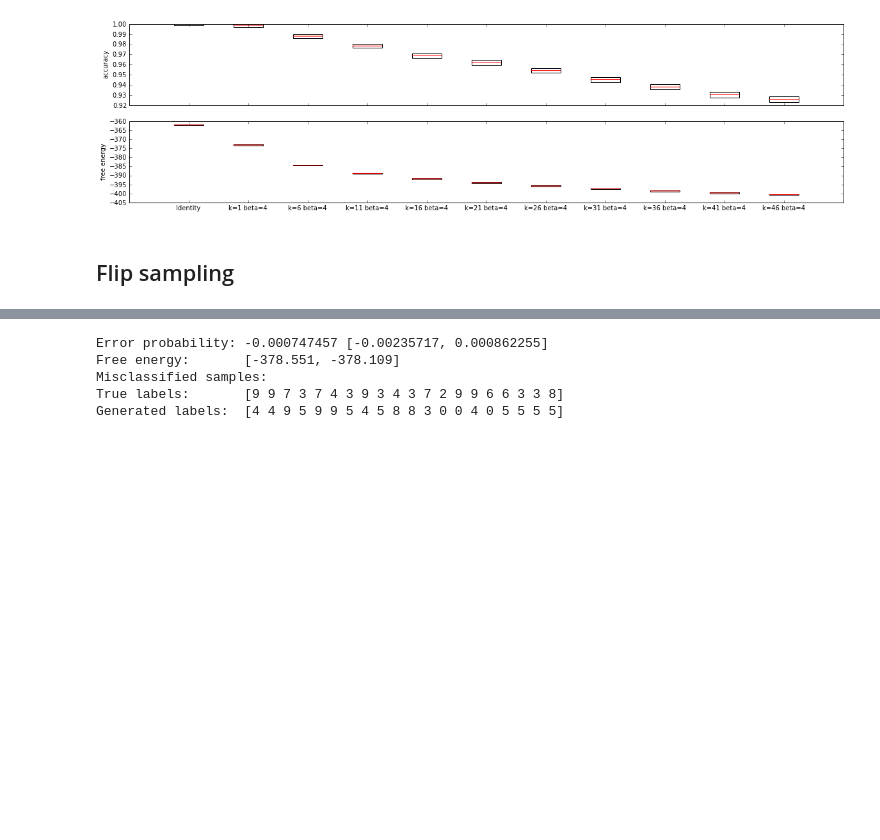
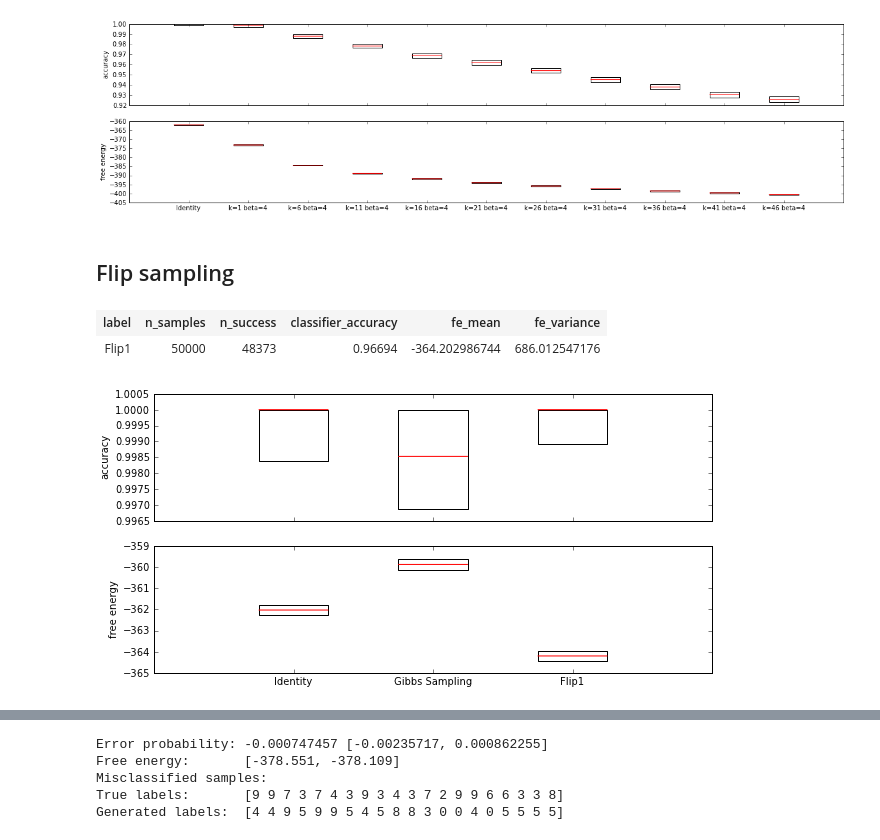
Before and after one commit to surban/ml, a Jupyter notebook: notebooks/rbm-stability.ipynb, the cells around one changed output, grey strips where cells are left out. Cells and saved outputs as stored; diff of their text form; code cells hidden in the pictures; blank space fills up the shorter version.

```diff
--- a/notebooks/rbm-stability.ipynb
+++ b/notebooks/rbm-stability.ipynb
@@ -163,4 +163,16 @@ def flip_sample(rbm, vis_start, iterations, beta=1):
     return vis
 
 #%timeit flip_sample(myrbm, X[0:100], 100)
+# %%
+flip1_X=common.util.map(X, 1000, lambda x: flip_sample(myrbm, x, iterations=100, beta=1))
+#flip1_X=common.util.map(X[0:30000,:], 1000, lambda x: flip_sample(myrbm, x, iterations=100, beta=1))
+flip1_stab = rbm.sampling.generation_accuracy("Flip1", ref_predict, myrbm,
+                                               X, Z, ref_Z,
+                                               gen_X=flip1_X)
+figsize(10,5)
+rbm.sampling.plot_stability([id_stab, gibbs_stab, flip1_stab])
+# %% [output]
+| label | n_samples | n_success | classifier_accuracy | fe_mean | fe_variance |
+| Flip1 | 50000 | 48373 | 0.96694 | -364.202986744 | 686.012547176 |
+[figure, added]
 # %%
```
Also changed, not shown: parts of 6 cells of this notebook, 1 other file.
